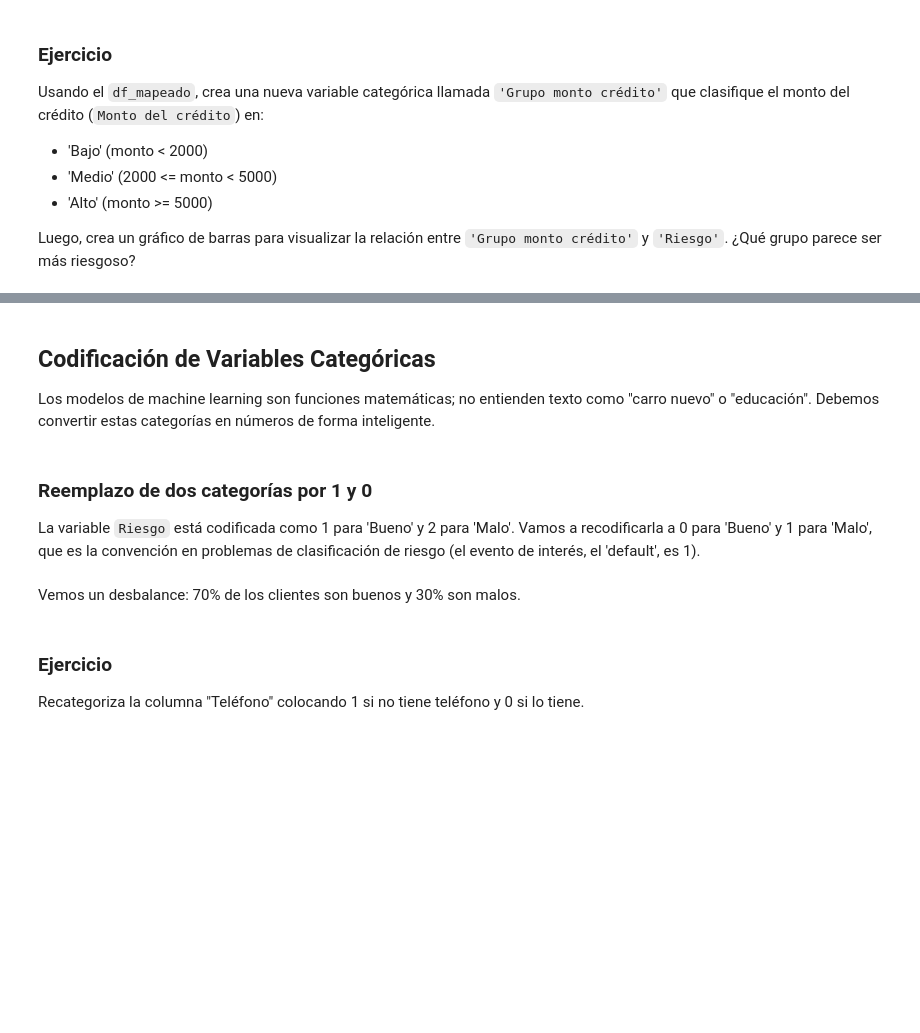
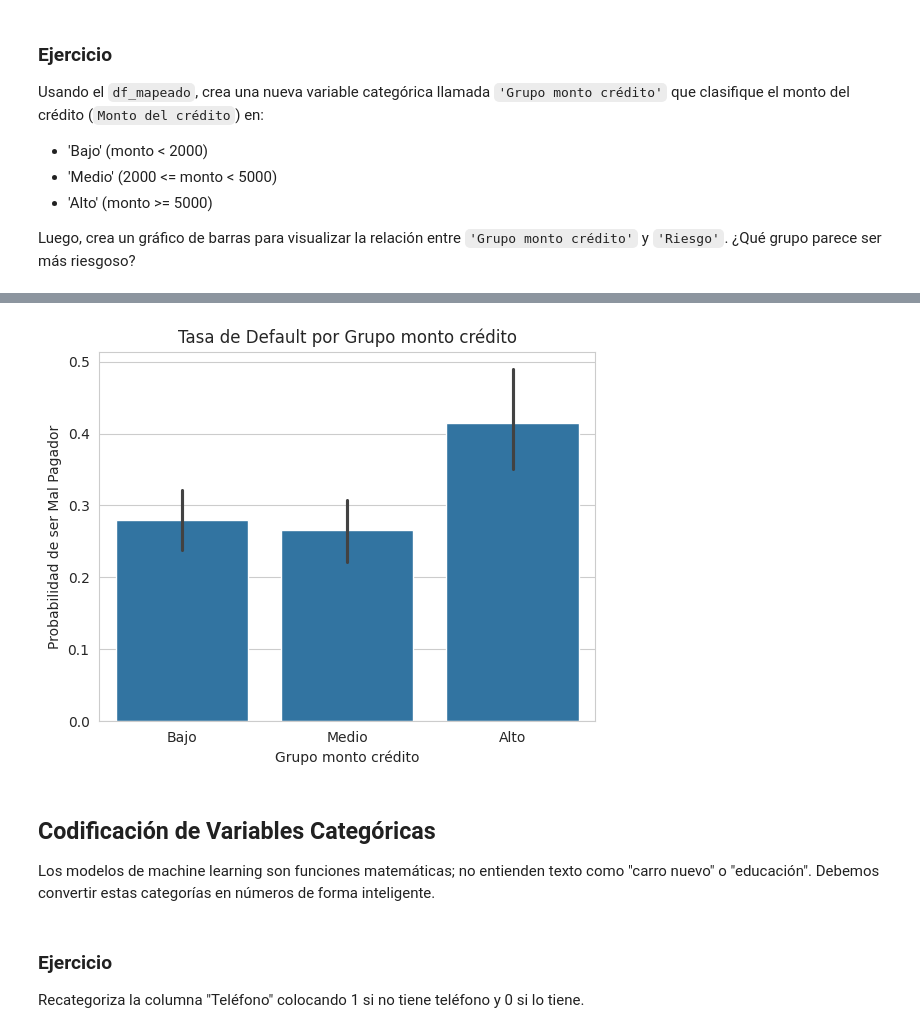
Before and after one commit to ferneyreina19/2025-segundo-semestre-ia-economia, a Jupyter notebook: clases/3_Analisis_y_visualizacion_datos/6_Preprocesamiento_y_feature_engineering.ipynb, the cells around one changed output, grey strips where cells are left out. Saved outputs shown, nothing was run; the diff lists cells and outputs as text; code cells hidden in the pictures; blank space fills up the shorter version.

```diff
--- a/clases/3_Analisis_y_visualizacion_datos/6_Preprocesamiento_y_feature_engineering.ipynb
+++ b/clases/3_Analisis_y_visualizacion_datos/6_Preprocesamiento_y_feature_engineering.ipynb
@@ -274,3 +353,6 @@ df_mapeado[['Trabajador extranjero', 'Trabajador extranjero 2']].sample(5)
 ### Ejercicio
 
 Crea una nueva variable llamada "Cantidad de créditos" donde tenga la etiqueta "Pocos créditos" si la persona solo tiene 1 o 2 créditos y "Muchos créditos" si tiene 3 o más. Utiliza np.where y los valores de la columna 'Número de créditos existentes en este banco'.
+# %%
+df_mapeado['Cantidad de creditos'] = np.where(df_mapeado['Número de créditos existentes en este banco'] <= 2 , 'Pocos créditos', 'Muchos creditos')
+df_mapeado[['Número de créditos existentes en este banco', 'Cantidad de creditos']].head()
@@ -320,0 +456,9 @@ Utiliza funciones para crear una columna llamada "Bienes inmuebles" que tenga el
+# %%
+def bien_inmueble(propiedad):
+  if propiedad == 'Bienes inmuebles':
+    return 1
+  else:
+    return 0
+
+df_mapeado['Bienes inmuebles'] = df_mapeado['Propiedad'].apply(bien_inmueble)
+df_mapeado[['Propiedad', 'Bienes inmuebles']].head()
@@ -355,3 +524,9 @@ Usando el `df_mapeado`, crea una nueva variable categórica llamada `'Grupo mont
 - 'Alto' (monto >= 5000)
 
 Luego, crea un gráfico de barras para visualizar la relación entre `'Grupo monto crédito'` y `'Riesgo'`. ¿Qué grupo parece ser más riesgoso?
+# %%
+bins = [0, 2000, 5000, 100000]
+labels = ['Bajo', 'Medio', 'Alto']
+df_mapeado['Grupo monto crédito'] = pd.cut(df_mapeado['Monto del crédito'], bins=bins, labels=labels, right=False)
+
+df_mapeado[['Monto del crédito', 'Grupo monto crédito']].head()
@@ -358,8 +549,11 @@ Luego, crea un gráfico de barras para visualizar la relación entre `'Grupo mon
+# %%
+sns.barplot(x='Grupo monto crédito', y='Riesgo', data=df_mapeado)
+plt.title('Tasa de Default por Grupo monto crédito')
+plt.ylabel('Probabilidad de ser Mal Pagador')
+plt.show()
+# %% [output]
+[figure, added]
 # %% [markdown]
 ## Codificación de Variables Categóricas
 
 Los modelos de machine learning son funciones matemáticas; no entienden texto como "carro nuevo" o "educación". Debemos convertir estas categorías en números de forma inteligente.
-# %% [markdown]
-### Reemplazo de dos categorías por 1 y 0
-
-La variable `Riesgo` está codificada como 1 para 'Bueno' y 2 para 'Malo'. Vamos a recodificarla a 0 para 'Bueno' y 1 para 'Malo', que es la convención en problemas de clasificación de riesgo (el evento de interés, el 'default', es 1).
@@ -372,5 +560,3 @@ print(df_mapeado['Riesgo'].value_counts(normalize=True))
-# %% [markdown]
-Vemos un desbalance: 70% de los clientes son buenos y 30% son malos.
 # %% [markdown]
 ### Ejercicio
 
```
Also changed, not shown: parts of 41 cells of this notebook.
